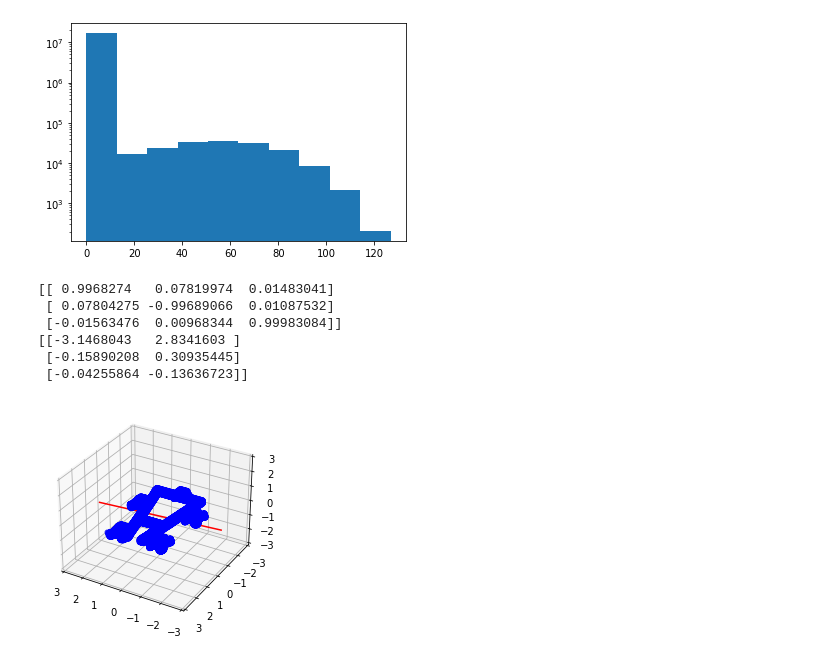
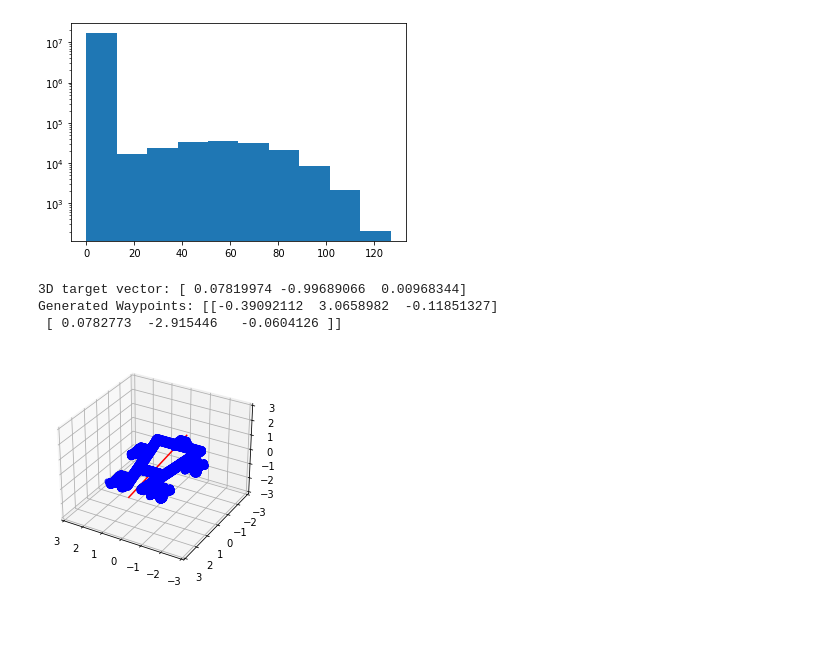
Before and after one commit to kayn329/drone_nerf, a Jupyter notebook: traj_gen/traj_gen.ipynb, the cells around one changed output. Drawn from its saved outputs; the diff is of its cells as text; code cells hidden in the pictures; blank space fills up the shorter version.

Commit message:
Fixed the vector choice (left eigenvector) not corresponding to largest eigenvalue.

```diff
--- a/traj_gen/traj_gen.ipynb
+++ b/traj_gen/traj_gen.ipynb
@@ -137,29 +137,42 @@ Xb = np.array([xb,yb,zb])
 PX = X-np.tile(Xb,(X.shape[0],1))
 M = PX.T@PX
 w, vl, vr = sp.linalg.eig(M, left=True)
-e = vl[:,0,None]
-print(vl)
+v_out = vl[:,np.argmax(w)]
+print("3D target vector:",v_out)
+
+# # Sanity Check
+# J = np.zeros((3,1))
+# for i in range(0,3):
+#     v = vl[:,i]
+#     den = v.T@v
+
+#     for j in range(0,X.shape[0]):
+#         delP = X[j,:]-Xb
+#         Jupd = ((v.T@delP/den)*v)-delP
+
+#         J[i] = J[i] + (Jupd.T@Jupd)
+# print(J)
 
 # Generate waypoint
-wp = np.hstack((Xb[:,None]-step*e,Xb[:,None]+step*e))
-print(wp)
-
-# Plot waypoints through object as sanity check
-fig = plt.figure()
-ax = plt.axes(projection='3d')
-ax.scatter3D(X[:,0], X[:,1], X[:,2], c='b', marker='o')
-ax.plot3D(wp[0,:], wp[1,:], wp[2,:], 'red')
-
-ax.set_xlim(-3,3)
-ax.set_ylim(-3,3)
-ax.set_zlim(-3,3)
-
-ax.view_init(30, 120)
+x0 = Xb-step*v_out
+x1 = Xb+step*v_out
+wp = np.vstack((x0,x1))
+print("Generated Waypoints:",wp)
 # %% [output]
-[[ 0.9968274   0.07819974  0.01483041]
- [ 0.07804275 -0.99689066  0.01087532]
- [-0.01563476  0.00968344  0.99983084]]
-[[-3.1468043   2.8341603 ]
- [-0.15890208  0.30935445]
- [-0.04255864 -0.13636723]]
+3D target vector: [ 0.07819974 -0.99689066  0.00968344]
+Generated Waypoints: [[-0.39092112  3.0658982  -0.11851327]
+ [ 0.0782773  -2.915446   -0.0604126 ]]
-[figure, removed]
+# %%
+# Plot waypoints through object as sanity check
+fig = plt.figure()
+ax = plt.axes(projection='3d')
+ax.scatter3D(X[:,0], X[:,1], X[:,2], c='b', marker='o')
+ax.plot3D(wp[:,0], wp[:,1], wp[:,2], 'red')
+
+ax.set_xlim(-3,3)
+ax.set_ylim(-3,3)
+ax.set_zlim(-3,3)
+
+ax.view_init(30, 120)
+# %% [output]
+[figure, added]
```
